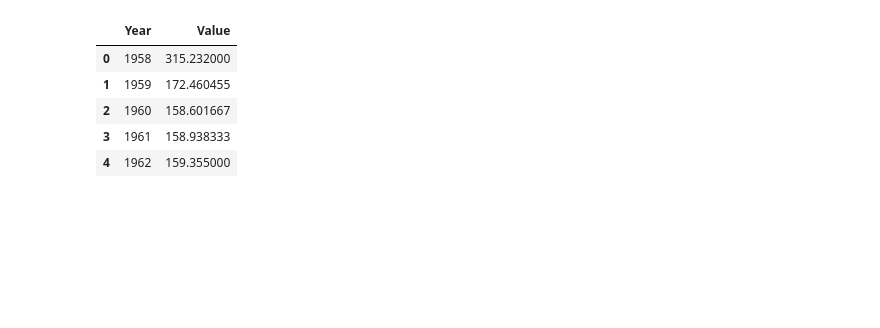
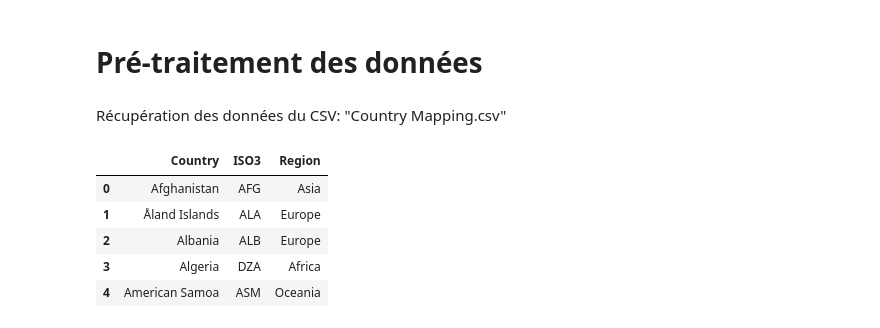
Before and after one commit to Amoham16/mes_projets, a Jupyter notebook: SDD3/main.ipynb, the cells around one changed output. Saved outputs shown, nothing was run; the diff lists cells and outputs as text; code cells hidden in the pictures; blank space fills up the shorter version.

```diff
--- a/SDD3/main.ipynb
+++ b/SDD3/main.ipynb
@@ -29,18 +12,15 @@ df_atmo.head()
-# %%
-# Convert the 'Date' column to datetime format
-df_atmo['Date'] = pd.to_datetime(df_atmo['Date'], format='%YM%m')
-df_atmo['Date'].head()
-
-# Extract the year from the 'Date' column and store it in a new column 'Year'
-df_atmo['Year'] = df_atmo['Date'].dt.year
-
-# Group the data by 'Year' and calculate the average of the 'values' column for each year
-df_atmo = df_atmo.groupby('Year')['Value'].mean().reset_index()
-df_atmo.head()
-# %% [output]
-|  | Year | Value |
-| 0 | 1958 | 315.232000 |
-| 1 | 1959 | 172.460455 |
-| 2 | 1960 | 158.601667 |
-| 3 | 1961 | 158.938333 |
-| 4 | 1962 | 159.355000 |
+# %% [markdown]
+# Pré-traitement des données
+# %% [markdown]
+Récupération des données du CSV: "Country Mapping.csv"
+# %%
+df_countries = pd.read_csv('Country Mapping.csv', delimiter=';')
+df_countries = df_countries.rename(columns={'alpha-3': 'ISO3', 'name': 'Country', 'region': 'Region'}).drop(columns=['alpha-2', 'sub-region'])
+df_countries.head()
+# %% [output]
+|  | Country | ISO3 | Region |
+| 0 | Afghanistan | AFG | Asia |
+| 1 | Åland Islands | ALA | Europe |
+| 2 | Albania | ALB | Europe |
+| 3 | Algeria | DZA | Africa |
+| 4 | American Samoa | ASM | Oceania |
```
Also changed, not shown: parts of 26 cells of this notebook, 2 other files.
